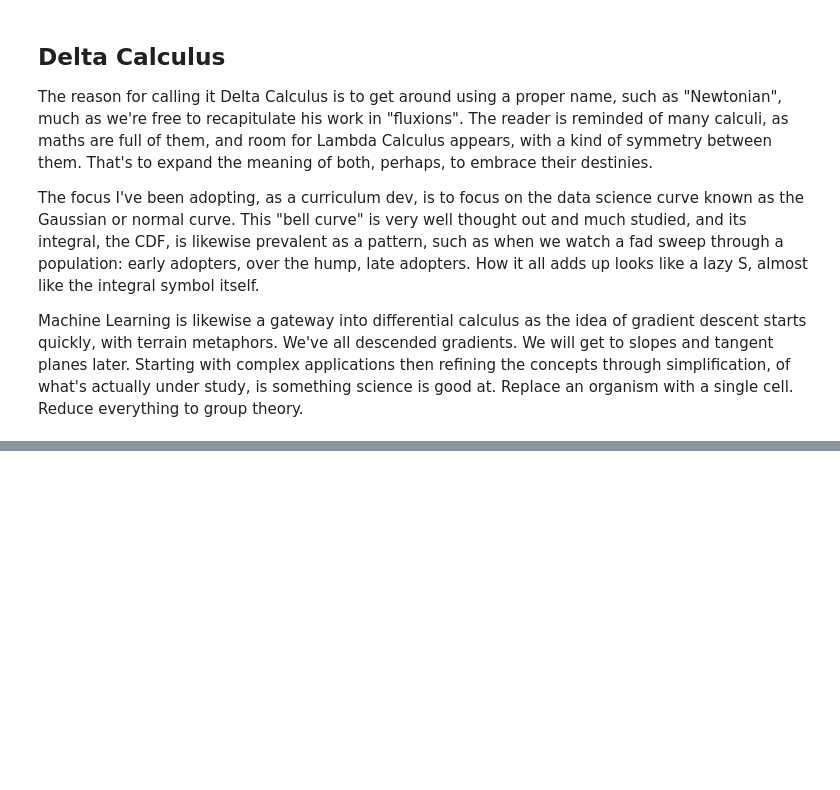
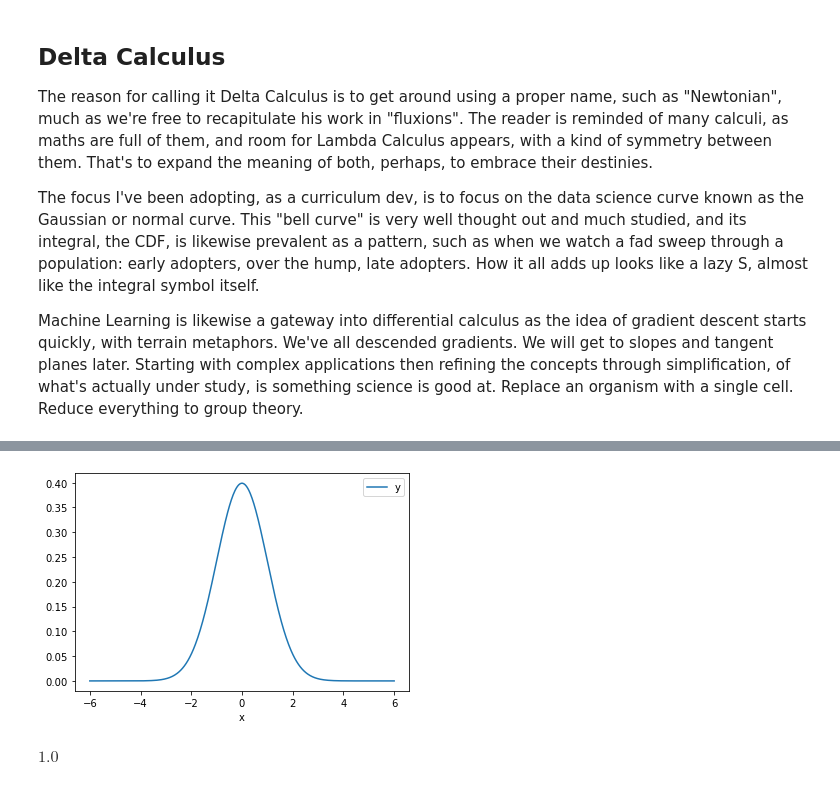
Before and after one commit to 4dsolutions/elite_school, a Jupyter notebook: ADS_highschool_math.ipynb, the cells around one changed output, grey strips where cells are left out. Drawn from its saved outputs; the diff is of its cells as text; code cells hidden in the pictures; blank space fills up the shorter version.

```diff
--- a/ADS_highschool_math.ipynb
+++ b/ADS_highschool_math.ipynb
@@ -199,0 +212,5 @@ Machine Learning is likewise a gateway into differential calculus as the idea of
+# %%
+expr1 = (1/(σ * sp.sqrt(2 * sp.pi)))
+expr2 = sp.exp(sp.Rational(-1,2) * ((x - μ)/σ)**2)
+gaussian = expr2 * expr1
+gaussian
@@ -199,0 +219,4 @@ Machine Learning is likewise a gateway into differential calculus as the idea of
+# %%
+gaussian = gaussian.subs(μ, 0)
+gaussian = gaussian.subs(σ, 1)
+gaussian
@@ -199,0 +225,7 @@ Machine Learning is likewise a gateway into differential calculus as the idea of
+# %%
+domain = np.linspace(-6, 6, 500)
+f = sp.lambdify(x, gaussian, 'numpy')
+y_vals = f(domain)
+# %%
+bell_curve_df = pd.DataFrame({'x':domain, 'y':y_vals})
+bell_curve_df.head()
@@ -199,0 +239,8 @@ Machine Learning is likewise a gateway into differential calculus as the idea of
+# %%
+bell_curve_df.plot(x='x', y='y');
+# %% [output]
+[figure, added]
+# %%
+sp.integrate(gaussian, (x, -6, 6)).evalf(6)
+# %% [output]
+$\displaystyle 1.0$
```
Also changed, not shown: parts of 12 cells of this notebook.
